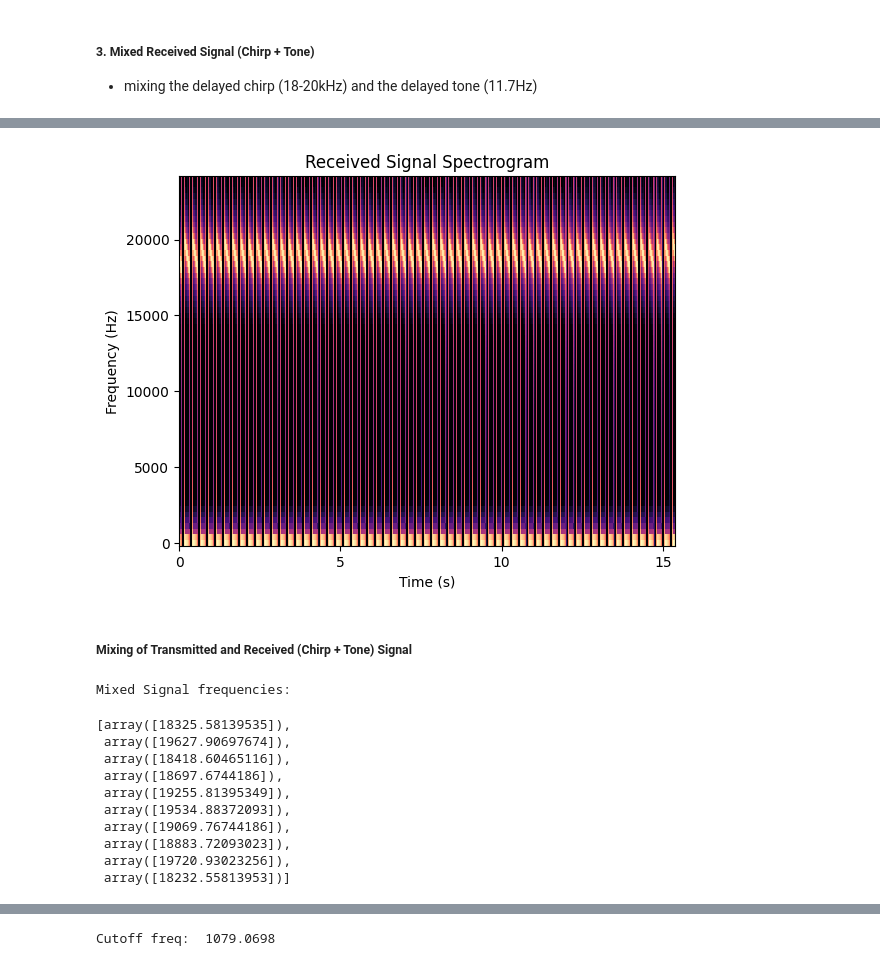
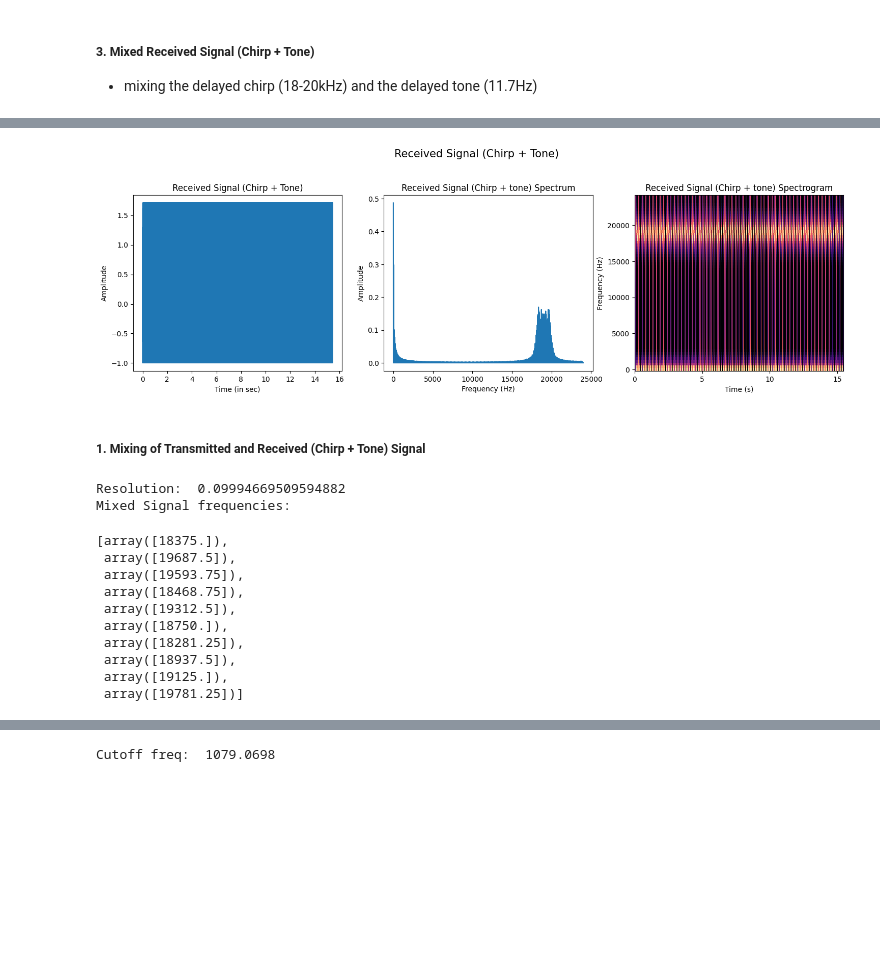
Before and after one commit to EshitaKhanna/FMCW, a Jupyter notebook: Verification Experiment/FMCW /Ideal Received Signal 2.ipynb, the cells around one changed output, grey strips where cells are left out. Drawn from its saved outputs; the diff is of its cells as text; code cells hidden in the pictures; blank space fills up the shorter version.

```diff
--- a/Verification Experiment/FMCW /Ideal Received Signal 2.ipynb
+++ b/Verification Experiment/FMCW /Ideal Received Signal 2.ipynb
@@ -274,8 +387,29 @@ Text(0.5, 1.0, 'Received Mixed Signal (Chirp and 11.7Hz tone) Spectrum')
-# %%
-plot_spectogram(received, sampling_rate, title = 'Received Signal Spectrogram')
-# %% [output]
-[figure, removed]
+# %%
+# Received mixed signal (Chirp + Tone)
+
+fig4, (ax1,ax2,ax3) = plt.subplots(nrows = 1, ncols = 3, figsize = (18,5))
+fig4.suptitle('Received Signal (Chirp + Tone)', fontsize = 15)
+
+# Time vs Amplitude plot for the
+ax1.plot([i/sampling_rate for i in range(len(received))], received)
+ax1.set_xlabel("Time (in sec)")
+ax1.set_ylabel("Amplitude")
+ax1.set_title("Received Signal (Chirp + Tone)")
+#plt.xlim(0,0.1)
+
+# Spectrum
+ax2.plot(F_mixed_rep, A_mixed_rep)
+ax2.set_xlabel('Frequency (Hz)')
+ax2.set_ylabel('Amplitude')
+ax2.set_title('Received Signal (Chirp + tone) Spectrum')
+
+# Spectrogram
+plot_spectogram(received, sampling_rate, title="Received Signal (Chirp + tone) Spectrogram", ax = ax3)
+
+plt.subplots_adjust(top=0.8)
+# %% [output]
+[figure, added]
 # %% [markdown]
-##### **Mixing of Transmitted and Received (Chirp + Tone) Signal**
+##### **1. Mixing of Transmitted and Received (Chirp + Tone) Signal**
 # %%
 if transmitted.shape[0] < received.shape[0]:
@@ -288,18 +424,21 @@ mixed_chirp_tone = transmitted * received[:479880]
 # %%
 F,A = compute_fft(mixed_chirp_tone, sampling_rate)
+
+print("Resolution: ", 24000/len(F))
 
 all_F_mixed = [F[np.where(A == np.sort(A)[::-1][i])] for i in range(10)]
 print("Mixed Signal frequencies: ")
 all_F_mixed
 # %% [output]
+Resolution:  0.09994669509594882
 Mixed Signal frequencies:
-[array([18325.58139535]),
- array([19627.90697674]),
- array([18418.60465116]),
- array([18697.6744186]),
- array([19255.81395349]),
- array([19534.88372093]),
- array([19069.76744186]),
- array([18883.72093023]),
- array([19720.93023256]),
- array([18232.55813953])]
+[array([18375.]),
+ array([19687.5]),
+ array([19593.75]),
+ array([18468.75]),
+ array([19312.5]),
+ array([18750.]),
+ array([18281.25]),
+ array([18937.5]),
+ array([19125.]),
+ array([19781.25])]
```
Also changed, not shown: parts of 41 cells of this notebook, 4 other files.
